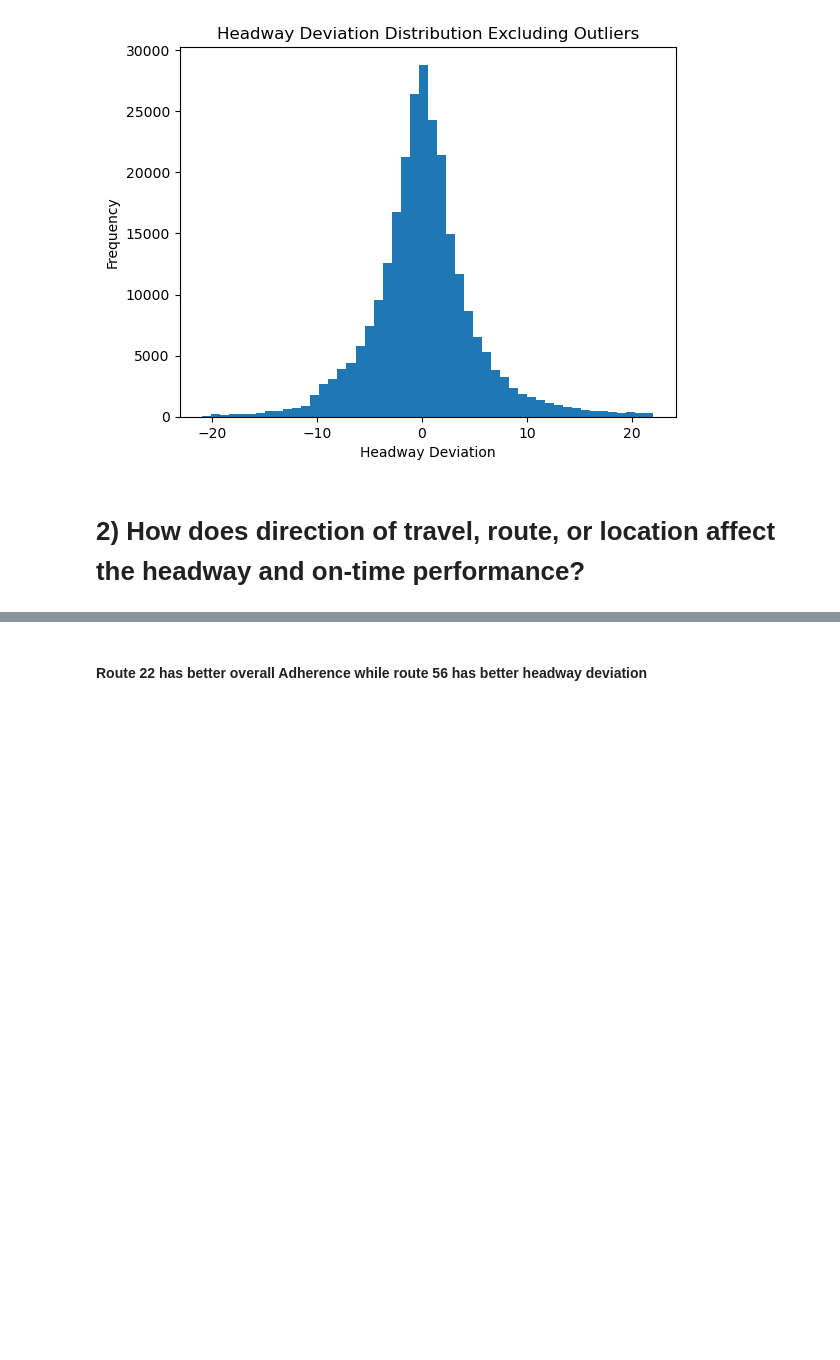
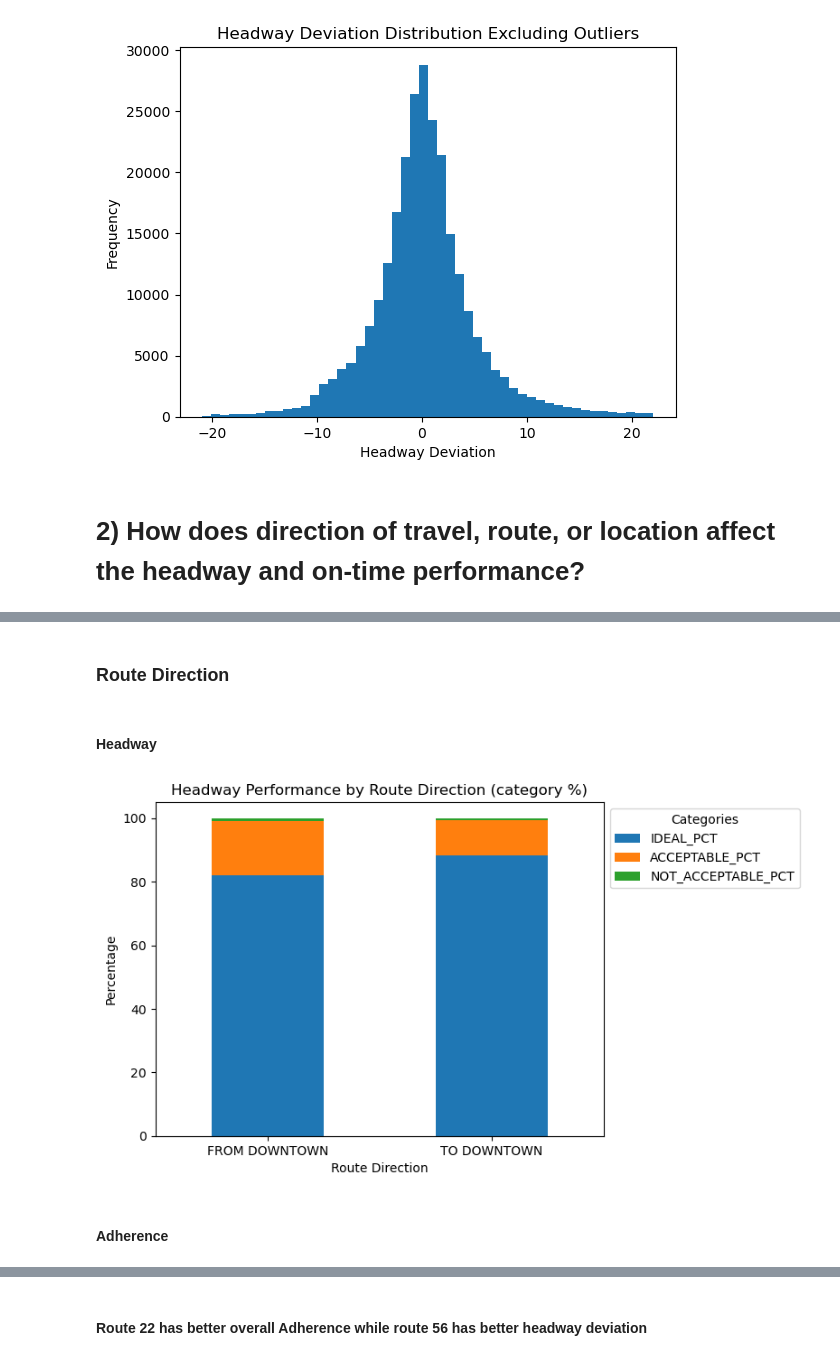
Before and after one commit to NSS-Data-Analytics-Cohort-11/wego-caesars-legion, a Jupyter notebook: notebooks/wego-derekbeistad-caesars-legion.ipynb, the cells around one changed output, grey strips where cells are left out. Drawn from its saved outputs; the diff is of its cells as text; code cells hidden in the pictures; blank space fills up the shorter version.

```diff
--- a/notebooks/wego-derekbeistad-caesars-legion.ipynb
+++ b/notebooks/wego-derekbeistad-caesars-legion.ipynb
@@ -131,0 +179,37 @@ wego.groupby('ROUTE_DIRECTION_NAME')[['ADHERENCE', 'HDWY_DEV']].describe()
+# %% [markdown]
+### Route Direction
+# %% [markdown]
+#### Headway
+# %%
+# Create new df for Headway columns grouped by Route Direction
+route_direction_totals = (
+    wego.groupby('ROUTE_DIRECTION_NAME')
+         [['HDWY_IDEAL', 'HDWY_ACCEPTABLE', 'HDWY_NOT_ACCEPTABLE']]
+         .sum()
+)
+# %%
+# Create new total column for each row
+route_direction_totals['TOTALS'] = route_direction_totals.sum(axis=1)
+# %%
+# Create new percentage column for each category
+route_direction_totals.loc[:, 'IDEAL_PCT'] = (route_direction_totals['HDWY_IDEAL'] /
+                                                route_direction_totals['TOTALS'] * 100)
+route_direction_totals.loc[:, 'ACCEPTABLE_PCT'] = (route_direction_totals['HDWY_ACCEPTABLE'] /
+                                                    route_direction_totals['TOTALS'] * 100)
+route_direction_totals.loc[:, 'NOT_ACCEPTABLE_PCT'] = (route_direction_totals['HDWY_NOT_ACCEPTABLE'] /
+                                                    route_direction_totals['TOTALS'] * 100)
+# %%
+# Route Direction Headway Graph
+ax = (route_direction_totals[['IDEAL_PCT', 'ACCEPTABLE_PCT', 'NOT_ACCEPTABLE_PCT']]
+      .plot(kind='bar',
+            stacked=True))
+
+ax.set(title = 'Headway Performance by Route Direction (category %)',
+        xlabel = 'Route Direction',
+       ylabel = 'Percentage')
+ax.legend(title = 'Categories', bbox_to_anchor=(1, 1))
+ax.tick_params(axis='x', rotation=0)
+# %% [output]
+[figure, added]
+# %% [markdown]
+#### Adherence
```
Also changed, not shown: parts of 36 cells of this notebook.
